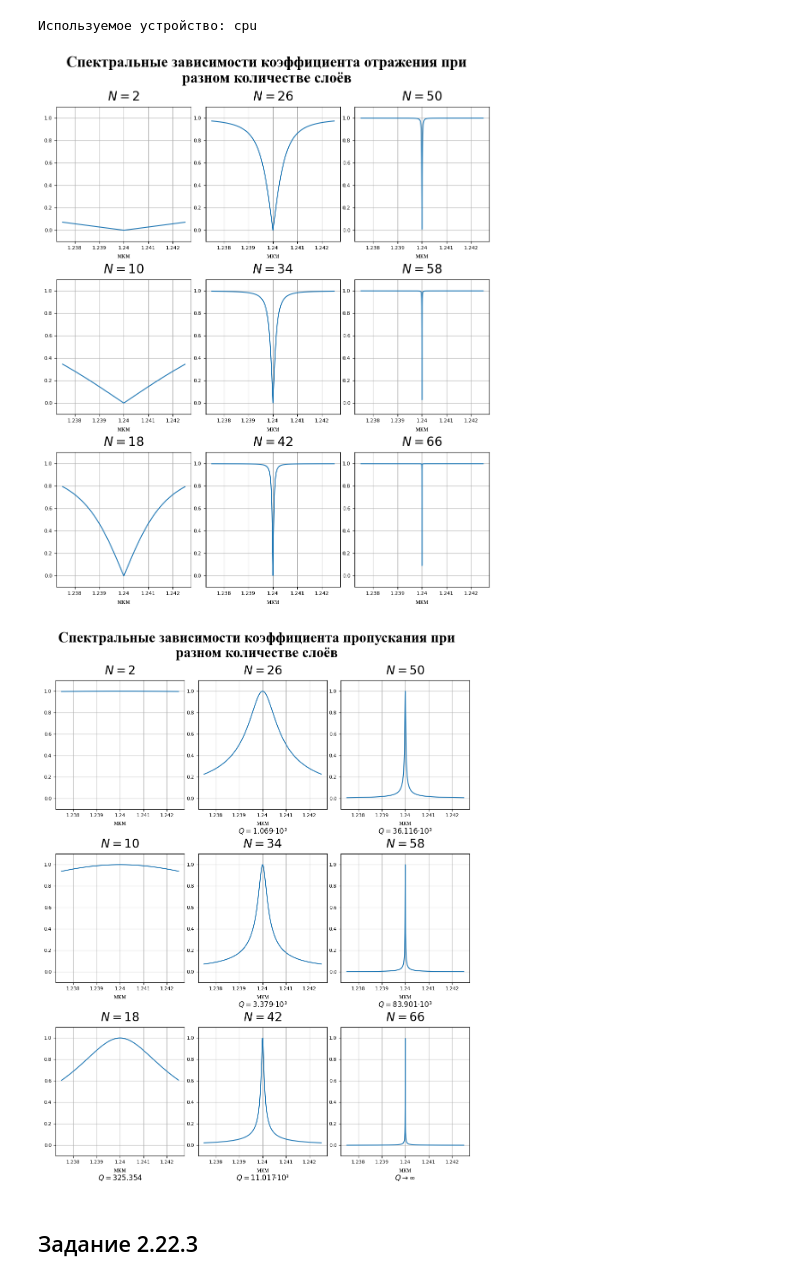
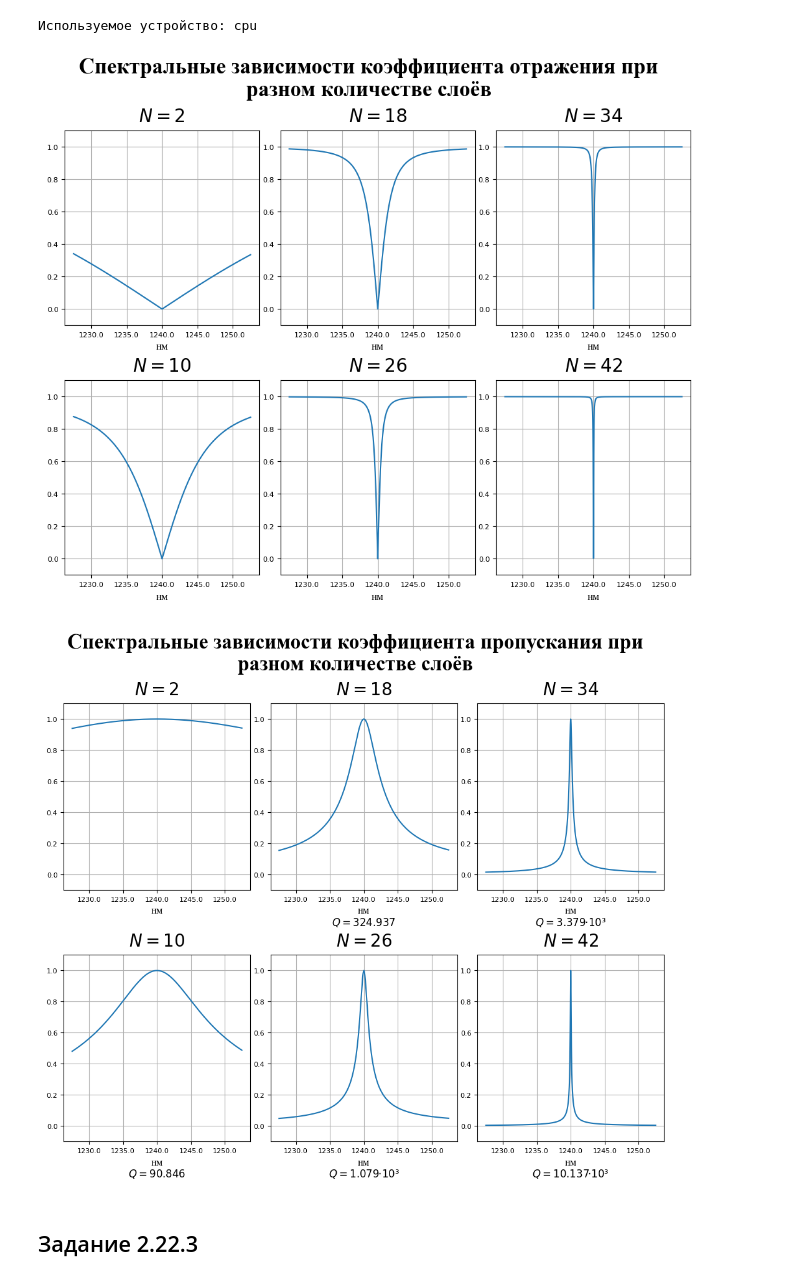
Before and after one commit to Belashov641618/NumericalsRSNO, a Jupyter notebook: Ex2.ipynb, the cells around one changed output. Drawn from its saved outputs; the diff is of its cells as text; code cells hidden in the pictures.

```diff
--- a/Ex2.ipynb
+++ b/Ex2.ipynb
@@ -332,12 +332,12 @@ crystal = Crystal(
 )
 # %%
 cols = 3
-rows = 3
+rows = 2
 
 less_layers = layers.squeeze()[::layers.numel()//(cols*rows)][:cols*rows]
 less_reflection = crystal.reflection[::layers.numel()//(cols*rows)][:cols*rows]
 less_wavelength = wavelength.squeeze().cpu()
-wl_formatter, wl_unit = engineering.separatedformatter(central_wavelength, 'м', 3)
+wl_formatter, wl_unit = engineering.separatedformatter(delta_wavelength, 'м', 3)
 
 plot = TiledPlot(10,None)
 plot.FontLibrary = FontLibrary
@@ -399,11 +399,11 @@ from crystals import Crystal, Air, DoubleLayerMassive, Layer
 
 resolution_wavelength = 1023
 central_wavelength = 1240.0E-9
-delta_wavelength = 5E-9
+delta_wavelength = 25E-9
 wavelength = torch.linspace(central_wavelength-delta_wavelength/2, central_wavelength+delta_wavelength/2, resolution_wavelength, device=device).view(1,-1)
 
 minimum_layers = 1
-maximum_layers = 40
+maximum_layers = 25
 layers = torch.arange(minimum_layers, maximum_layers+1, 1, device=device).view(-1,1)
 
 n0 = torch.tensor(1, device=device).view(1,1)
@@ -422,38 +422,38 @@ crystal = Crystal(
 )
 # %%
 cols = 3
-rows = 3
+rows = 2
 
 less_layers = layers.squeeze()[::layers.numel()//(cols*rows)][:cols*rows]
 less_reflection = crystal.reflection[::layers.numel()//(cols*rows)][:cols*rows]
 less_wavelength = wavelength.squeeze().cpu()
-wl_formatter, wl_unit = engineering.separatedformatter(central_wavelength, 'м', 5)
+wl_formatter, wl_unit = engineering.separatedformatter(delta_wavelength, 'м', 5)
 
 plot = TiledPlot(10,None)
 plot.FontLibrary = FontLibrary
 plot.pad.graph.vertical(0.1)
 plot.pad.graph.horizontal(0.05)
 plot.pad.title(0.1)
 plot.title("Спектральные зависимости коэффициента отражения при разном количестве слоёв")
 for r, n, (col, row) in zip(less_reflection, less_layers, product(range(cols),range(rows))):
     axes = plot.axes.add(col, row)
     axes.grid(True)
     axes.xaxis.set_major_formatter(wl_formatter)
     axes.set_ylim(-0.1, 1.1)
     plot.graph.label.x(wl_unit)
     plot.graph.title(f"$N={2*n}$")
     axes.plot(less_wavelength, r.abs().cpu())
 plot.show()
 # %% [output]
-[figure, old version]
+[figure, new version]
 # %%
 cols = 3
-rows = 3
+rows = 2
 
 less_layers = layers.squeeze()[::layers.numel()//(cols*rows)][:cols*rows]
 less_transition = crystal.transition[::layers.numel()//(cols*rows)][:cols*rows]
 less_wavelength = wavelength.squeeze().cpu()
-wl_formatter, wl_unit = engineering.separatedformatter(central_wavelength, 'м', 5)
+wl_formatter, wl_unit = engineering.separatedformatter(delta_wavelength, 'м', 5)
 
 plot = TiledPlot(10,None)
 plot.FontLibrary = FontLibrary
@@ -486,7 +486,7 @@ for t, n, (col, row) in zip(less_transition, less_layers, product(range(cols),ra
     axes.plot(less_wavelength, t.abs().cpu())
 plot.show()
 # %% [output]
-[figure, old version]
+[figure, new version]
 # %% [markdown]
 ## Задание 2.22.3
 # %% [markdown]
```
Also changed, not shown: parts of 9 cells of this notebook.
